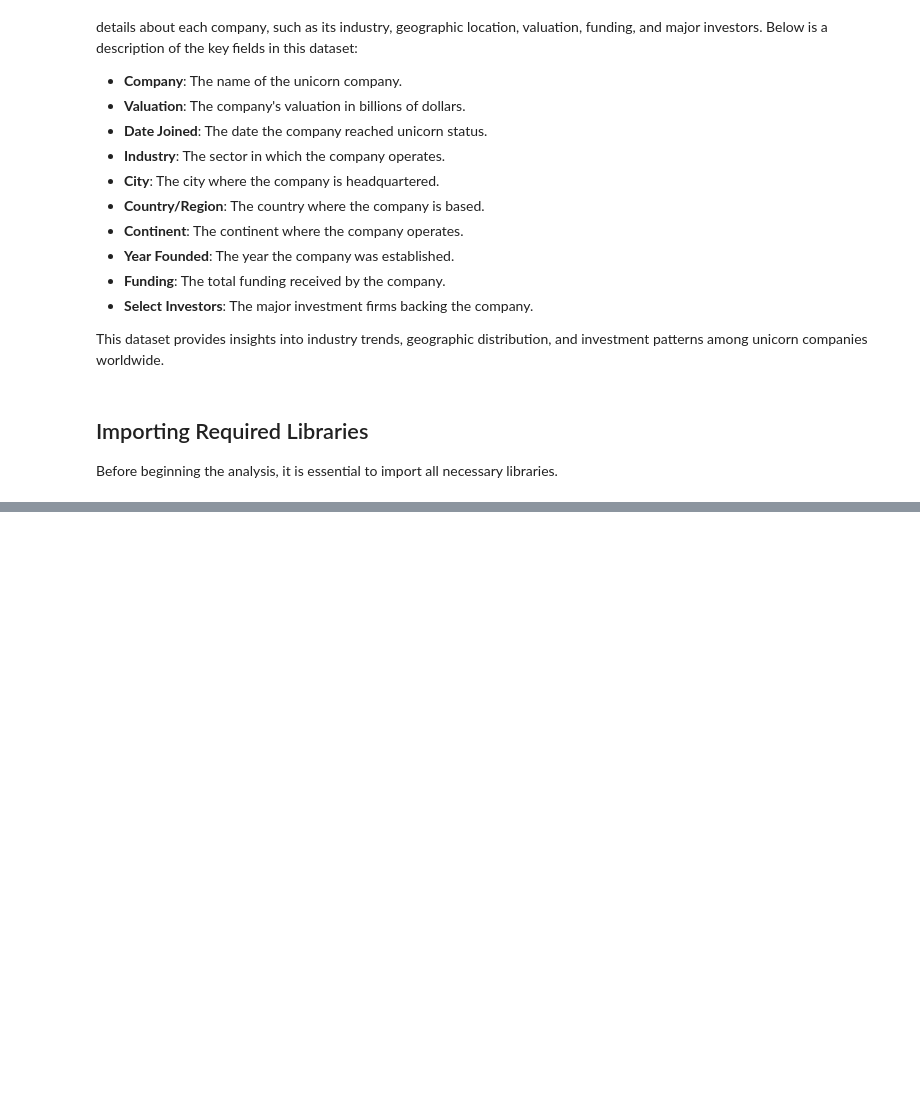
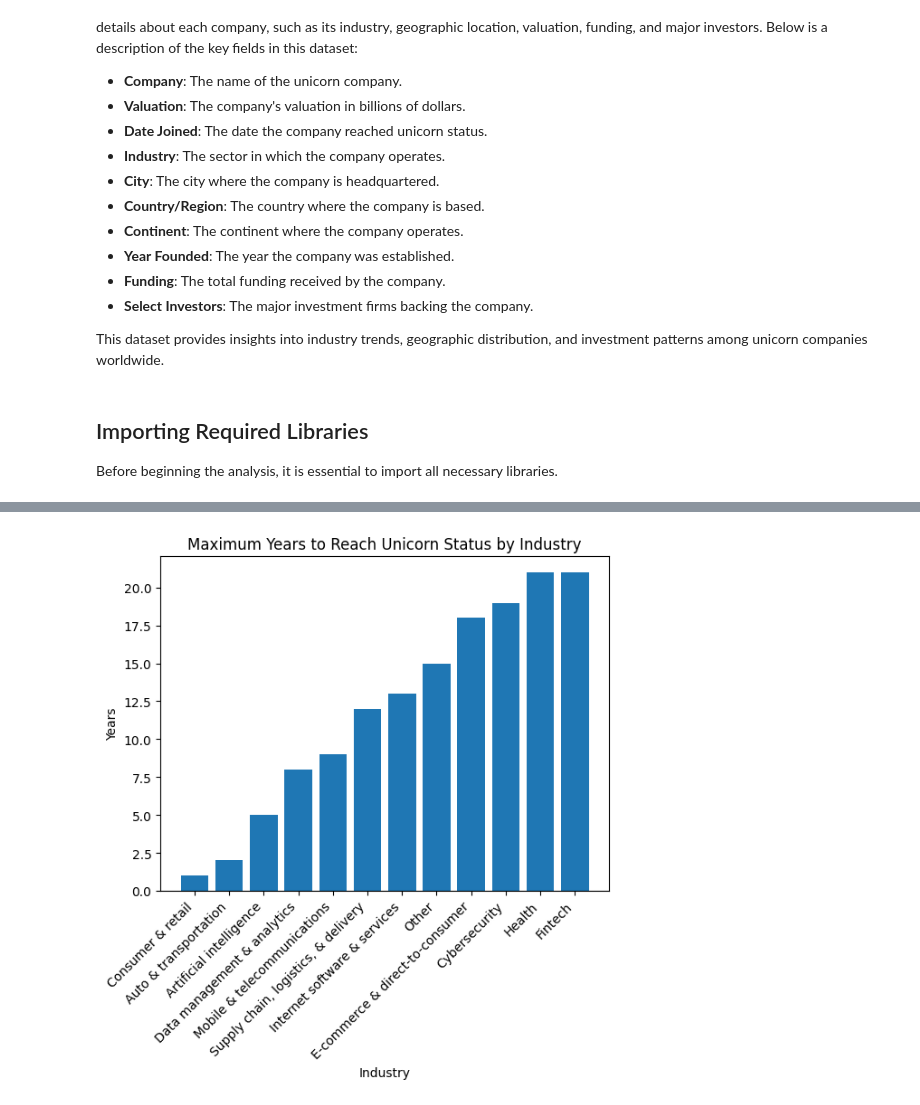
Before and after one commit to Cyberoctane29/Unicorn-Companies-Analysis, a Jupyter notebook: Unicorn_Companies_Analysis.ipynb, the cells around one changed output, grey strips where cells are left out. Saved outputs shown, nothing was run; the diff lists cells and outputs as text; code cells hidden in the pictures; blank space fills up the shorter version.

```diff
--- a/Unicorn_Companies_Analysis.ipynb
+++ b/Unicorn_Companies_Analysis.ipynb
@@ -43,0 +56,2 @@ import pandas as pd
+# %%
+data = pd.read_csv(r'C:\Users\saswa\Documents\GitHub\Unicorn-Companies-Analysis\Data\Unicorn companies.csv')
@@ -43,0 +109,3 @@ import pandas as pd
+# %%
+data['Date Joined'] = pd.to_datetime(data['Date Joined'])
+data.info()
@@ -43,0 +132,3 @@ import pandas as pd
+# %%
+data['Year Joined'] = data['Date Joined'].dt.year
+data.head()
@@ -43,0 +161,2 @@ import pandas as pd
+# %%
+companies_sampled = data.sample(n=50, random_state=42)
@@ -43,0 +168,12 @@ import pandas as pd
+# %%
+companies_sampled["years_until_unicorn"] = companies_sampled["Year Joined"] - companies_sampled["Year Founded"]
+grouped = companies_sampled[["Industry", "years_until_unicorn"]].groupby("Industry").max().sort_values("years_until_unicorn")
+
+plt.bar(x=grouped.index, height=grouped["years_until_unicorn"])
+plt.title("Maximum Years to Reach Unicorn Status by Industry")
+plt.xlabel("Industry")
+plt.ylabel("Years")
+plt.xticks(rotation=45, horizontalalignment='right')
+plt.show()
+# %% [output]
+[figure, added]
```
Also changed, not shown: parts of 25 cells of this notebook.
